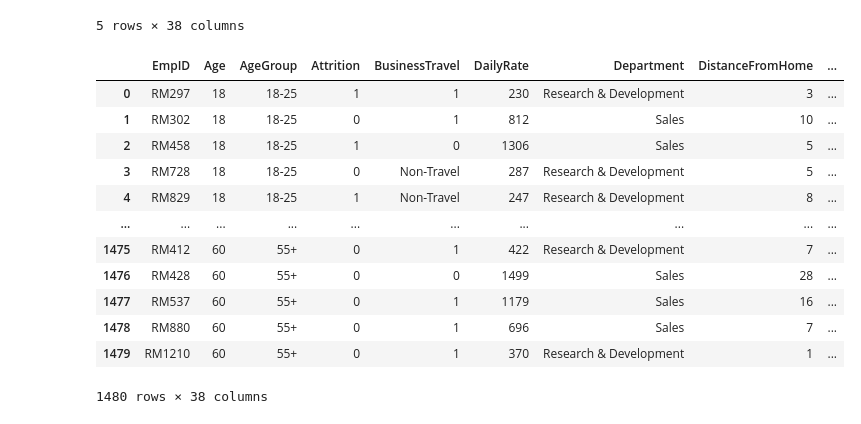
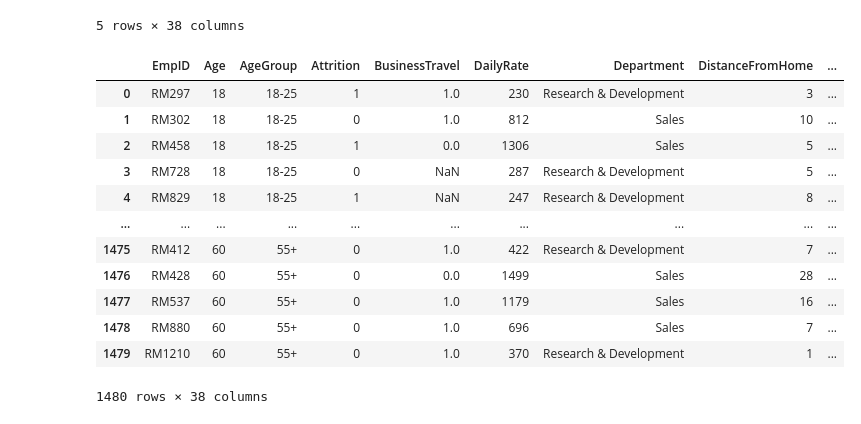
Before and after one commit to AtharvaAthanikar2003/SPPU-Comp-TE-2019-Course-Pattern-Laboratory-6th-Sem-Practicals, a Jupyter notebook: DSABDA Lab/Lab No.3/DSABDAL-3.ipynb, the cells around one changed output. Cells and saved outputs as stored; diff of their text form; code cells hidden in the pictures.

```diff
--- a/DSABDA Lab/Lab No.3/DSABDAL-3.ipynb
+++ b/DSABDA Lab/Lab No.3/DSABDAL-3.ipynb
@@ -182,7 +182,7 @@ df.describe()
 # %%
 import numpy as np
 import pandas as pd
-df=pd.read_csv("F:/TE All Codes/Sem-6 Lab Files/DSABDAL/Dataset/HR_Analytics.csv")
+df=pd.read_csv("D:/Sem-6/Sem-6 Lab Files/DSABDAL/Dataset/HR_Analytics.csv")
 df
 # %% [output]
 |  | EmpID | Age | AgeGroup | Attrition | BusinessTravel | DailyRate | Department | DistanceFromHome | ... |
@@ -219,20 +219,20 @@ df.tail()
 | 1479 | RM1210 | 60 | 55+ | No | Travel_Rarely | 370 | Research & Development | 1 | ... |
 5 rows × 38 columns
 # %%
-df["BusinessTravel"].replace({"Travel_Rarely":1, "Travel_Frequently":0}, inplace=True)
-df["Attrition"].replace({"Yes":1,"No":0}, inplace=True)
+df["BusinessTravel"] = df["BusinessTravel"].map({"Travel_Rarely": 1, "Travel_Frequently": 0})
+df["Attrition"] = df["Attrition"].map({"Yes": 1, "No": 0})
 df
 # %% [output]
 |  | EmpID | Age | AgeGroup | Attrition | BusinessTravel | DailyRate | Department | DistanceFromHome | ... |
-| 0 | RM297 | 18 | 18-25 | 1 | 1 | 230 | Research & Development | 3 | ... |
-| 1 | RM302 | 18 | 18-25 | 0 | 1 | 812 | Sales | 10 | ... |
-| 2 | RM458 | 18 | 18-25 | 1 | 0 | 1306 | Sales | 5 | ... |
-| 3 | RM728 | 18 | 18-25 | 0 | Non-Travel | 287 | Research & Development | 5 | ... |
-| 4 | RM829 | 18 | 18-25 | 1 | Non-Travel | 247 | Research & Development | 8 | ... |
+| 0 | RM297 | 18 | 18-25 | 1 | 1.0 | 230 | Research & Development | 3 | ... |
+| 1 | RM302 | 18 | 18-25 | 0 | 1.0 | 812 | Sales | 10 | ... |
+| 2 | RM458 | 18 | 18-25 | 1 | 0.0 | 1306 | Sales | 5 | ... |
+| 3 | RM728 | 18 | 18-25 | 0 | NaN | 287 | Research & Development | 5 | ... |
+| 4 | RM829 | 18 | 18-25 | 1 | NaN | 247 | Research & Development | 8 | ... |
 | ... | ... | ... | ... | ... | ... | ... | ... | ... | ... |
-| 1475 | RM412 | 60 | 55+ | 0 | 1 | 422 | Research & Development | 7 | ... |
-| 1476 | RM428 | 60 | 55+ | 0 | 0 | 1499 | Sales | 28 | ... |
-| 1477 | RM537 | 60 | 55+ | 0 | 1 | 1179 | Sales | 16 | ... |
-| 1478 | RM880 | 60 | 55+ | 0 | 1 | 696 | Sales | 7 | ... |
-| 1479 | RM1210 | 60 | 55+ | 0 | 1 | 370 | Research & Development | 1 | ... |
+| 1475 | RM412 | 60 | 55+ | 0 | 1.0 | 422 | Research & Development | 7 | ... |
+| 1476 | RM428 | 60 | 55+ | 0 | 0.0 | 1499 | Sales | 28 | ... |
+| 1477 | RM537 | 60 | 55+ | 0 | 1.0 | 1179 | Sales | 16 | ... |
+| 1478 | RM880 | 60 | 55+ | 0 | 1.0 | 696 | Sales | 7 | ... |
+| 1479 | RM1210 | 60 | 55+ | 0 | 1.0 | 370 | Research & Development | 1 | ... |
 1480 rows × 38 columns
```
Also changed, not shown: parts of 1 cell of this notebook.
